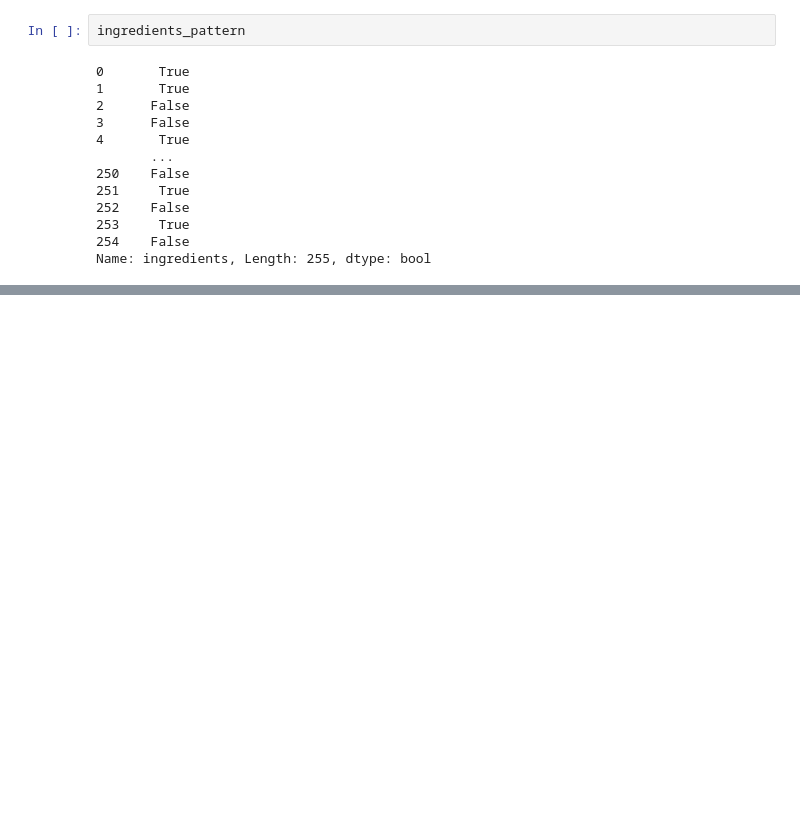
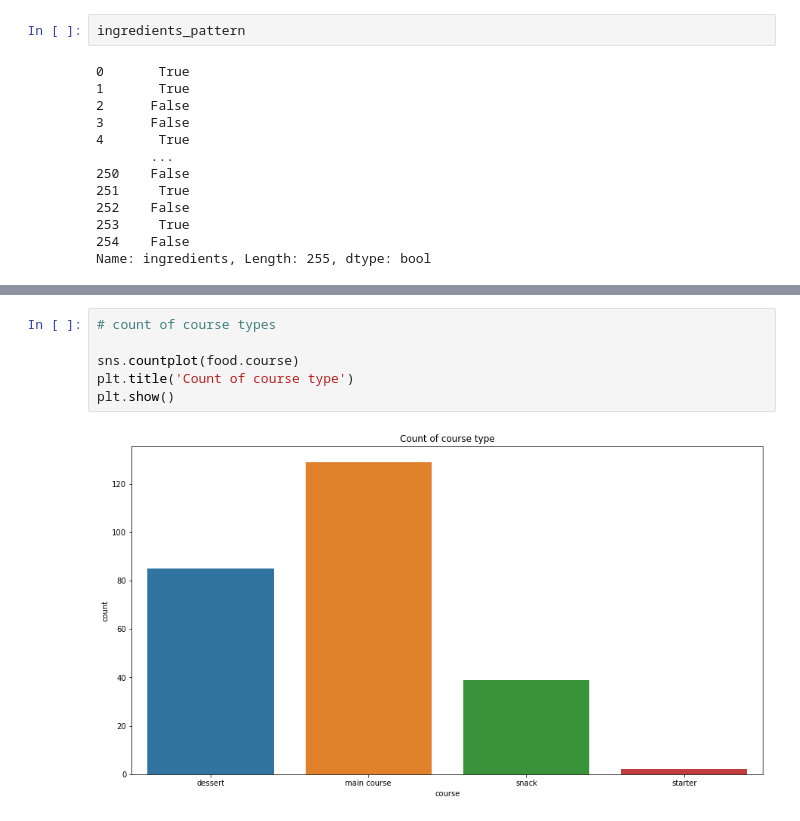
Before and after one commit to NickCunnington/Indian_food_project, a Jupyter notebook: data_cleaning.ipynb, the cells around one changed output, grey strips where cells are left out. Saved outputs shown, nothing was run; the diff lists cells and outputs as text; blank space fills up the shorter version.

```diff
--- a/data_cleaning.ipynb
+++ b/data_cleaning.ipynb
@@ -87,0 +150,8 @@ ValueError: The truth value of a Series is ambiguous. Use a.empty, a.bool(), a.i
+# %%
+# count of course types
+
+sns.countplot(food.course)
+plt.title('Count of course type')
+plt.show()
+# %% [output]
+[figure, added]
```
Also changed, not shown: parts of 41 cells of this notebook.
